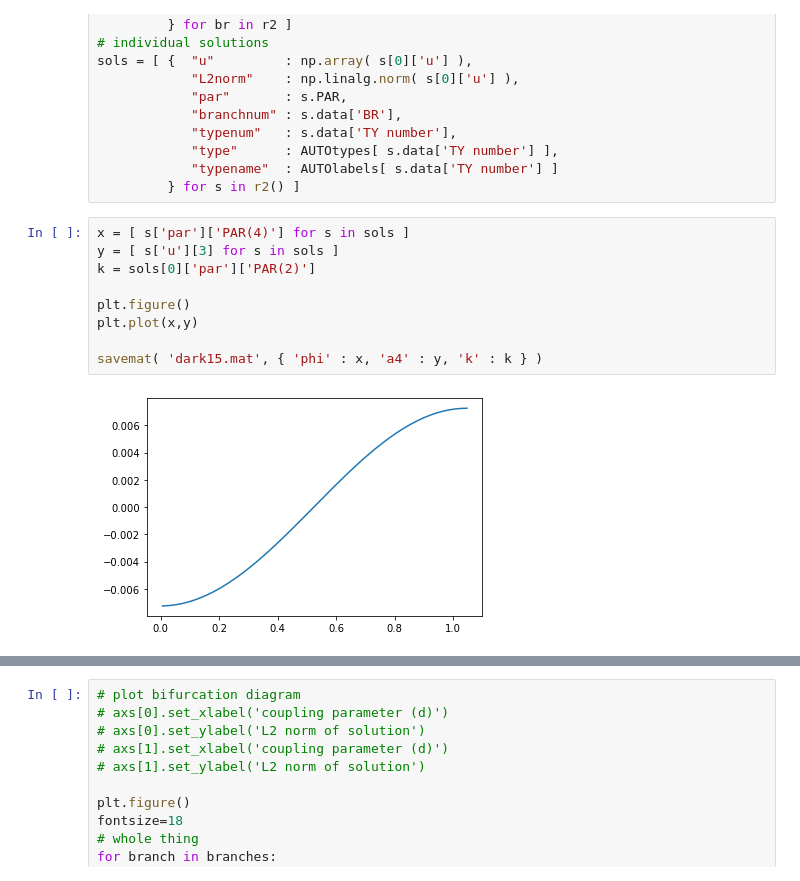
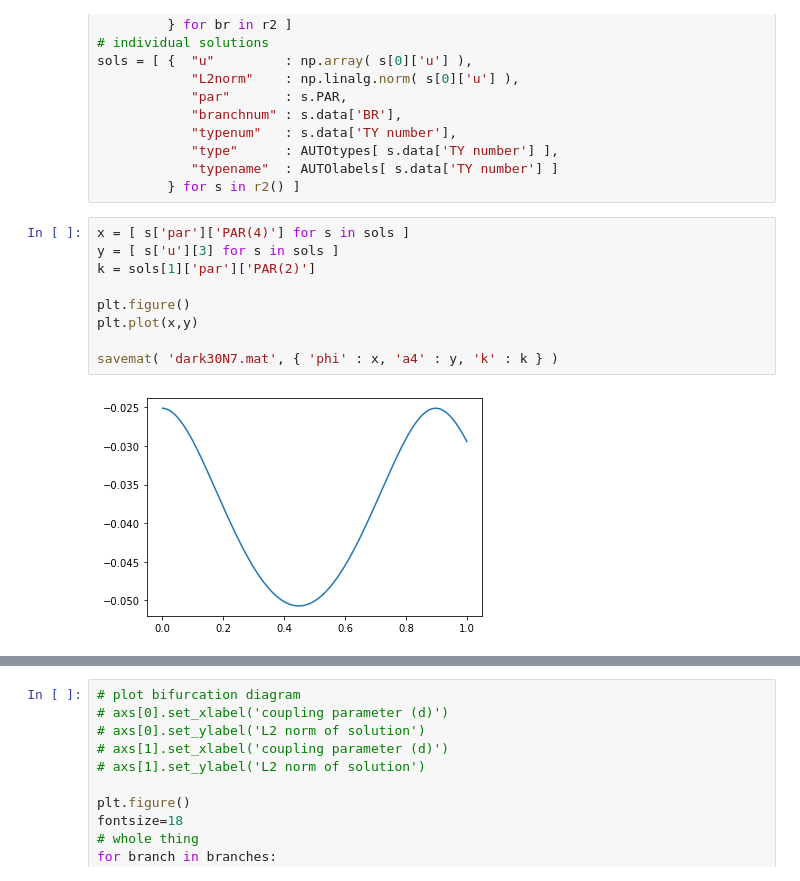
Before and after one commit to rhparker/DNLStwist, a Jupyter notebook: runtwist.ipynb, the cells around one changed output, grey strips where cells are left out. Drawn from its saved outputs; the diff is of its cells as text.

Commit message:
added odd no-AB plot

```diff
--- a/runtwist.ipynb
+++ b/runtwist.ipynb
@@ -92,11 +92,11 @@ sols = [ {  "u"         : np.array( s[0]['u'] ),
 # %%
 x = [ s['par']['PAR(4)'] for s in sols ]
 y = [ s['u'][3] for s in sols ]
-k = sols[0]['par']['PAR(2)']
+k = sols[1]['par']['PAR(2)']
 
 plt.figure()
 plt.plot(x,y)
 
-savemat( 'dark15.mat', { 'phi' : x, 'a4' : y, 'k' : k } )
+savemat( 'dark30N7.mat', { 'phi' : x, 'a4' : y, 'k' : k } )
 # %% [output]
-[figure, old version]
+[figure, new version]
```
Also changed, not shown: parts of 3 cells of this notebook, 13 other files.
